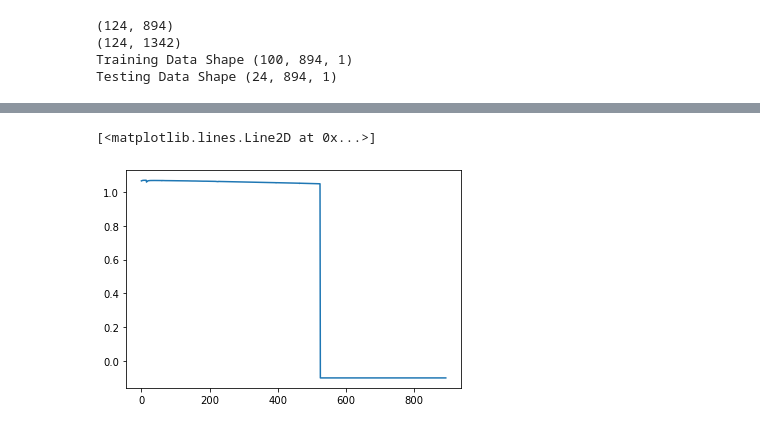
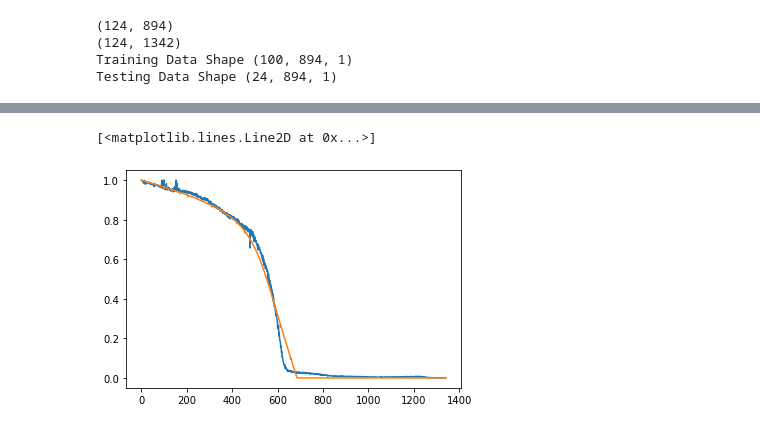
Before and after one commit to Dhruvadityamittal/RUL_Prediction_DFKI, a Jupyter notebook: FPC_Prediction/Untitled-1.ipynb, the cells around one changed output, grey strips where cells are left out. Drawn from its saved outputs; the diff is of its cells as text; code cells hidden in the pictures.

```diff
--- a/FPC_Prediction/Untitled-1.ipynb
+++ b/FPC_Prediction/Untitled-1.ipynb
@@ -350,5 +335,8 @@ plt.plot(out3[4])
-# %%
-plt.plot(X_test[0])
-# %% [output]
-[<matplotlib.lines.Line2D at 0x...>]
-[figure, removed]
+# %%
+font = {'family' : 'normal',
+        'size'   : 15}
+plt.plot(out3[1])
+plt.plot(Y_test[1])
+# %% [output]
+[<matplotlib.lines.Line2D at 0x...>]
+[figure, added]
```
Also changed, not shown: parts of 13 cells of this notebook, 53 other files.
